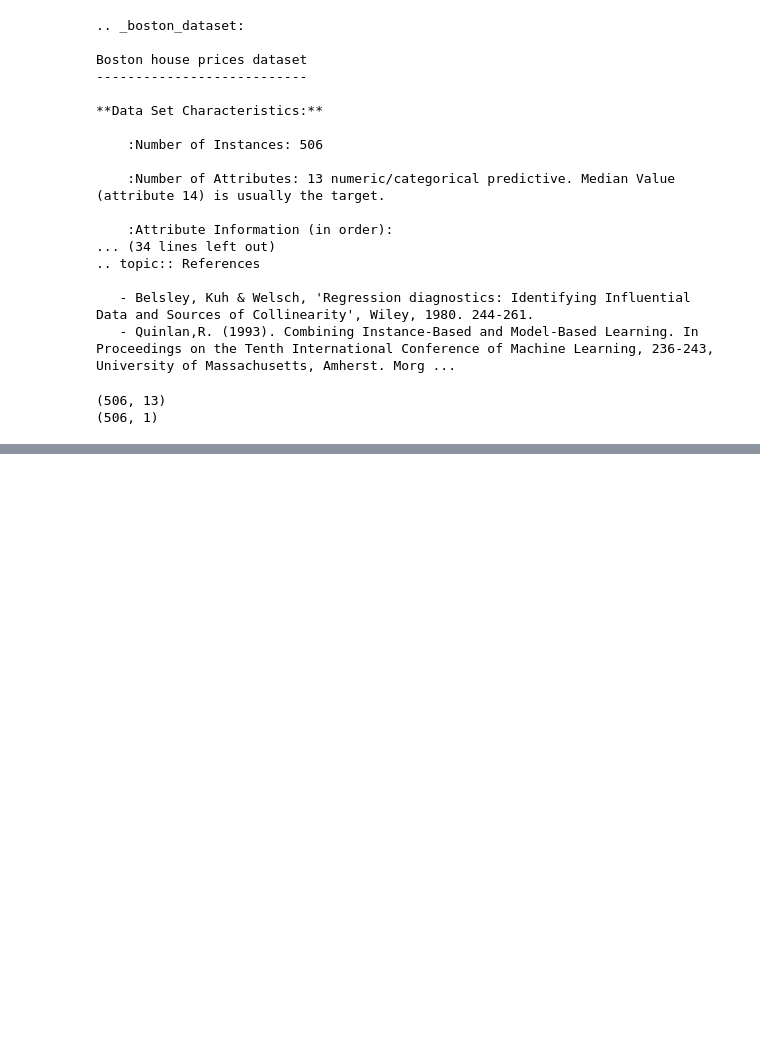
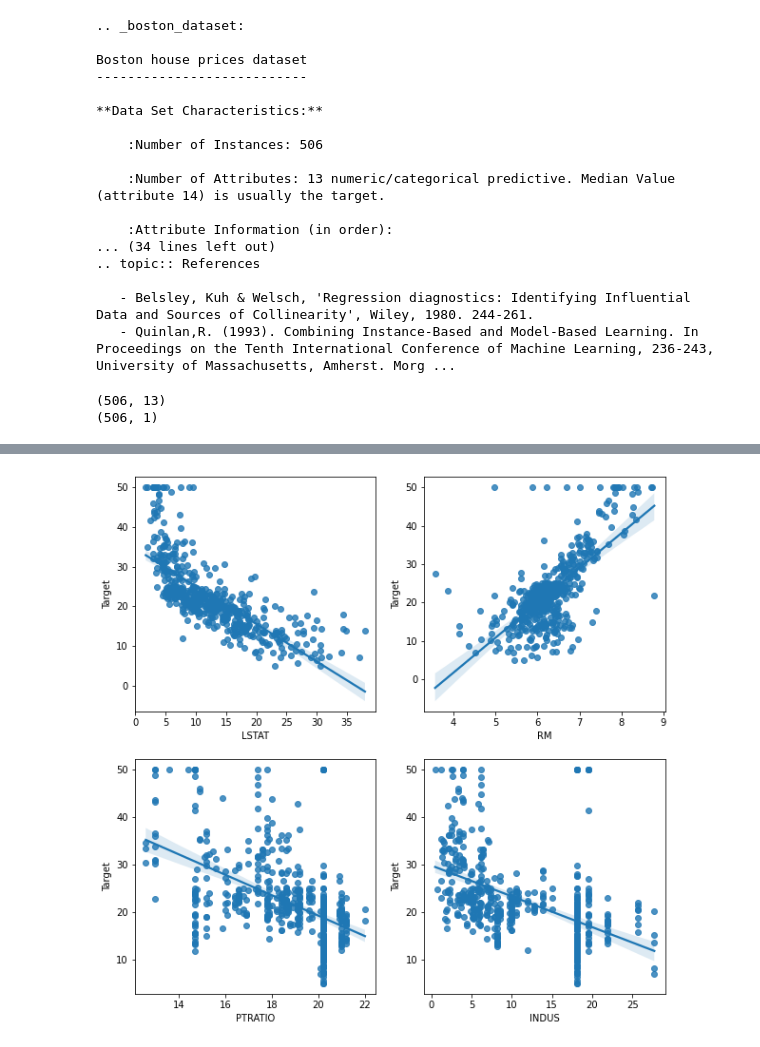
Before and after one commit to keunsooyoon/python202206, a Jupyter notebook: pythonbasic13_보스턴주택가격예측.ipynb, the cells around one changed output, grey strips where cells are left out. Saved outputs shown, nothing was run; the diff lists cells and outputs as text; code cells hidden in the pictures; blank space fills up the shorter version.

```diff
--- a/pythonbasic13_보스턴주택가격예측.ipynb
+++ b/pythonbasic13_보스턴주택가격예측.ipynb
@@ -81,0 +185,7 @@ df =
+# %%
+# 영향도가 큰 4개만 추출
+
+plot_cols = ['Target','LSTAT','RM','PTRATIO','INDUS']
+
+plot_df = df.loc[:,plot_cols]
+plot_df
@@ -81,0 +206,11 @@ df =
+# %%
+plt.figure(figsize=(10,10))  # 전체 크기 즉 배경 크기 확대
+
+for idx, col in enumerate(plot_cols[1:]):
+  ax1 = plt.subplot(2,2,idx+1)
+  sns.regplot(x=col, y=plot_cols[0], data=plot_df, ax=ax1)
+plt.show()
+
+# LSTAT와 RM 의 선형관계가 뚜렷하게 보인다.
+# %% [output]
+[figure, added]
```
Also changed, not shown: parts of 22 cells of this notebook.
